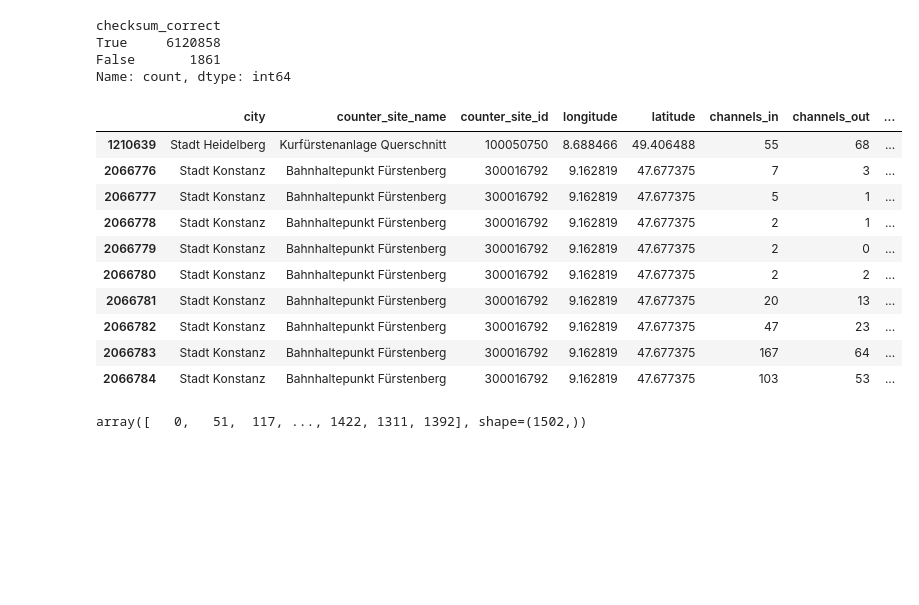
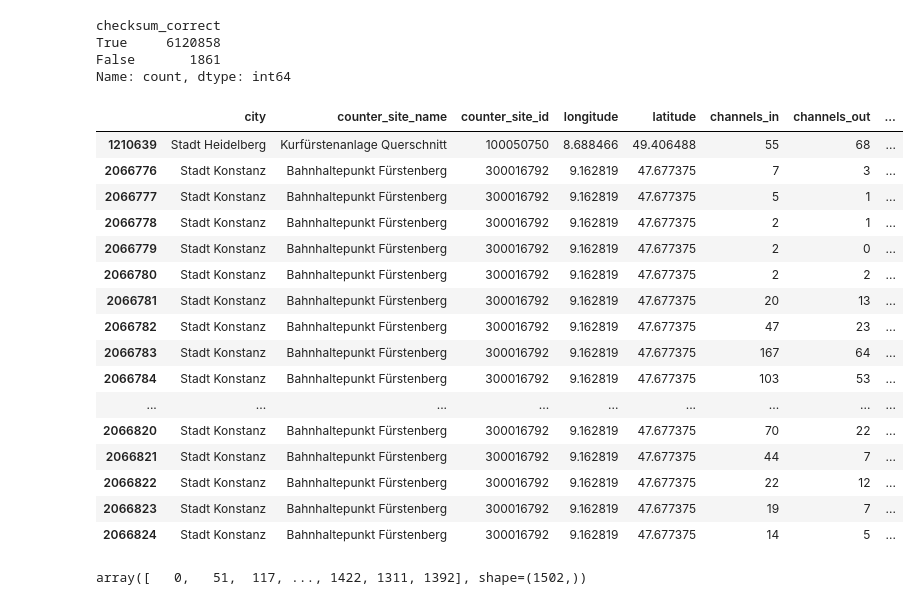
Before and after one commit to skessler01/data_literacy, a Jupyter notebook: notebooks/data_load_2.ipynb, the cells around one changed output. Cells and saved outputs as stored; diff of their text form; code cells hidden in the pictures; blank space fills up the shorter version.

Commit message:
Update data_load_2

```diff
--- a/notebooks/data_load_2.ipynb
+++ b/notebooks/data_load_2.ipynb
@@ -359,19 +359,25 @@ True     6120858
 False       1861
 Name: count, dtype: int64
 # %%
-data_cleaned[data_cleaned["checksum_correct"] == False].head(10)
+data_cleaned[data_cleaned["checksum_correct"] == False].head(50)
 # %% [output]
 |  | city | counter_site_name | counter_site_id | longitude | latitude | channels_in | channels_out | ... |
 | 1210639 | Stadt Heidelberg | Kurfürstenanlage Querschnitt | 100050750 | 8.688466 | 49.406488 | 55 | 68 | ... |
 | 2066776 | Stadt Konstanz | Bahnhaltepunkt Fürstenberg | 300016792 | 9.162819 | 47.677375 | 7 | 3 | ... |
 | 2066777 | Stadt Konstanz | Bahnhaltepunkt Fürstenberg | 300016792 | 9.162819 | 47.677375 | 5 | 1 | ... |
 | 2066778 | Stadt Konstanz | Bahnhaltepunkt Fürstenberg | 300016792 | 9.162819 | 47.677375 | 2 | 1 | ... |
 | 2066779 | Stadt Konstanz | Bahnhaltepunkt Fürstenberg | 300016792 | 9.162819 | 47.677375 | 2 | 0 | ... |
 | 2066780 | Stadt Konstanz | Bahnhaltepunkt Fürstenberg | 300016792 | 9.162819 | 47.677375 | 2 | 2 | ... |
 | 2066781 | Stadt Konstanz | Bahnhaltepunkt Fürstenberg | 300016792 | 9.162819 | 47.677375 | 20 | 13 | ... |
 | 2066782 | Stadt Konstanz | Bahnhaltepunkt Fürstenberg | 300016792 | 9.162819 | 47.677375 | 47 | 23 | ... |
 | 2066783 | Stadt Konstanz | Bahnhaltepunkt Fürstenberg | 300016792 | 9.162819 | 47.677375 | 167 | 64 | ... |
 | 2066784 | Stadt Konstanz | Bahnhaltepunkt Fürstenberg | 300016792 | 9.162819 | 47.677375 | 103 | 53 | ... |
+| ... | ... | ... | ... | ... | ... | ... | ... | ... |
+| 2066820 | Stadt Konstanz | Bahnhaltepunkt Fürstenberg | 300016792 | 9.162819 | 47.677375 | 70 | 22 | ... |
+| 2066821 | Stadt Konstanz | Bahnhaltepunkt Fürstenberg | 300016792 | 9.162819 | 47.677375 | 44 | 7 | ... |
+| 2066822 | Stadt Konstanz | Bahnhaltepunkt Fürstenberg | 300016792 | 9.162819 | 47.677375 | 22 | 12 | ... |
+| 2066823 | Stadt Konstanz | Bahnhaltepunkt Fürstenberg | 300016792 | 9.162819 | 47.677375 | 19 | 7 | ... |
+| 2066824 | Stadt Konstanz | Bahnhaltepunkt Fürstenberg | 300016792 | 9.162819 | 47.677375 | 14 | 5 | ... |
 # %%
 # Vermutung: 'channels_unknown' ist eine Art Fehlercode, der entweder 0 oder 8 ist -> zeige Werte von channels_unknown an
 data_cleaned['channels_unknown'].unique()
```
Also changed, not shown: parts of 1 cell of this notebook.
